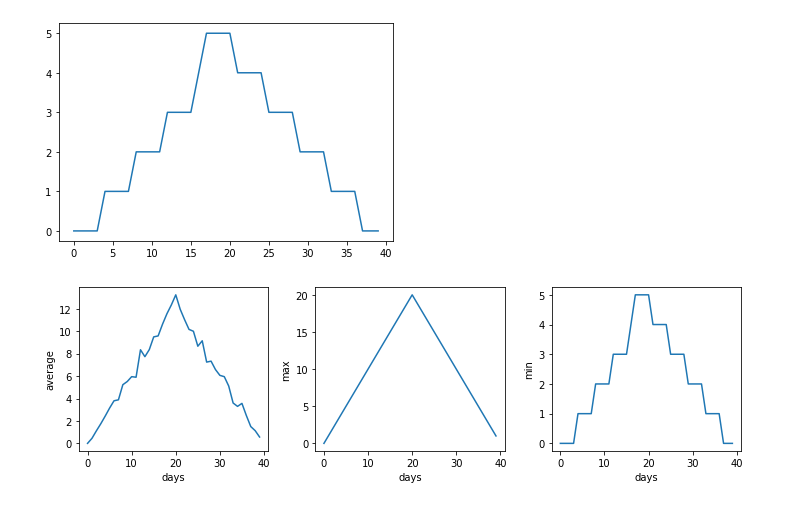
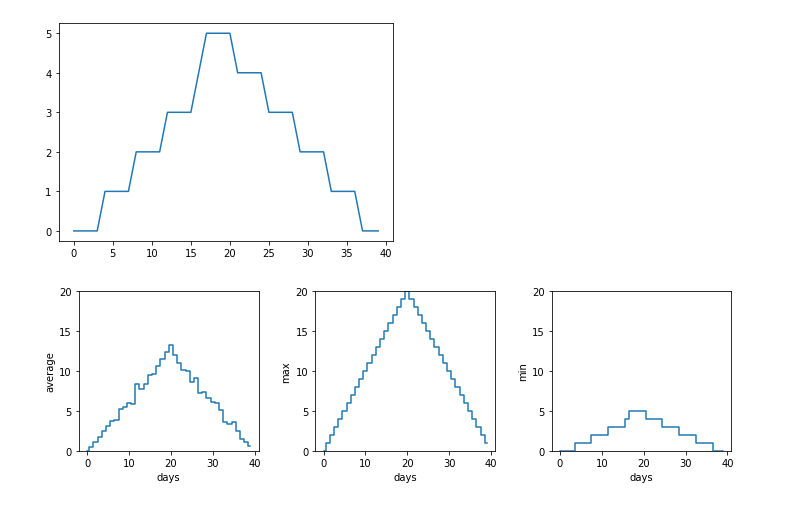
Before and after one commit to mariguilardi/python-novice-inflammation, a Jupyter notebook: 2020jun/swc-python/data/Aula 2.ipynb, the cells around one changed output. Cells and saved outputs as stored; diff of their text form; code cells hidden in the pictures.

```diff
--- a/2020jun/swc-python/data/Aula 2.ipynb
+++ b/2020jun/swc-python/data/Aula 2.ipynb
@@ -333,29 +333,32 @@ matplotlib.pyplot.show()
 # %%
 import numpy
 import matplotlib.pyplot
 
 data = numpy.loadtxt(fname='inflammation-01.csv', delimiter=',')
 
-fig = matplotlib.pyplot.figure(figsize=(10.0, 3))
+fig = matplotlib.pyplot.figure(figsize=(10, 3))
 
 axes1 = fig.add_subplot(1, 3, 1)
 axes2 = fig.add_subplot(1, 3, 2)
 axes3 = fig.add_subplot(1, 3, 3)
 
 axes1.set_xlabel('days')
 axes1.set_ylabel('average')
-axes1.plot(numpy.mean(data, axis=0))
+axes1.plot(numpy.mean(data, axis=0), drawstyle='steps-mid')
+axes1.set_ylim(0,20)
 
 axes2.set_xlabel('days')
 axes2.set_ylabel('max')
-axes2.plot(numpy.max(data, axis=0))
+axes2.plot(numpy.max(data, axis=0), drawstyle='steps-mid')
+axes2.set_ylim(0,20)
 
 axes3.set_xlabel('days')
 axes3.set_ylabel('min')
-axes3.plot(numpy.min(data, axis=0))
+axes3.plot(numpy.min(data, axis=0), drawstyle='steps-mid')
+axes3.set_ylim(0,20)
 
 fig.tight_layout()
 
 matplotlib.pyplot.show()
 # %% [output]
-[figure, old version]
+[figure, new version]
```
Also changed, not shown: parts of 6 cells of this notebook, 1 other file.
